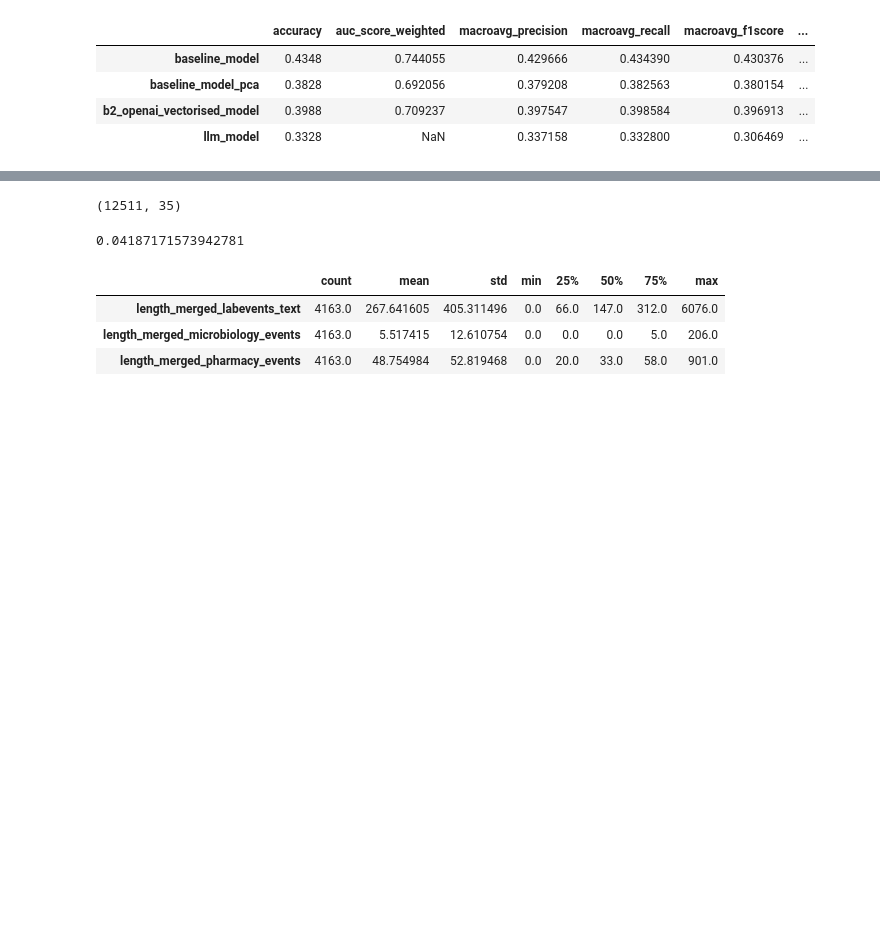
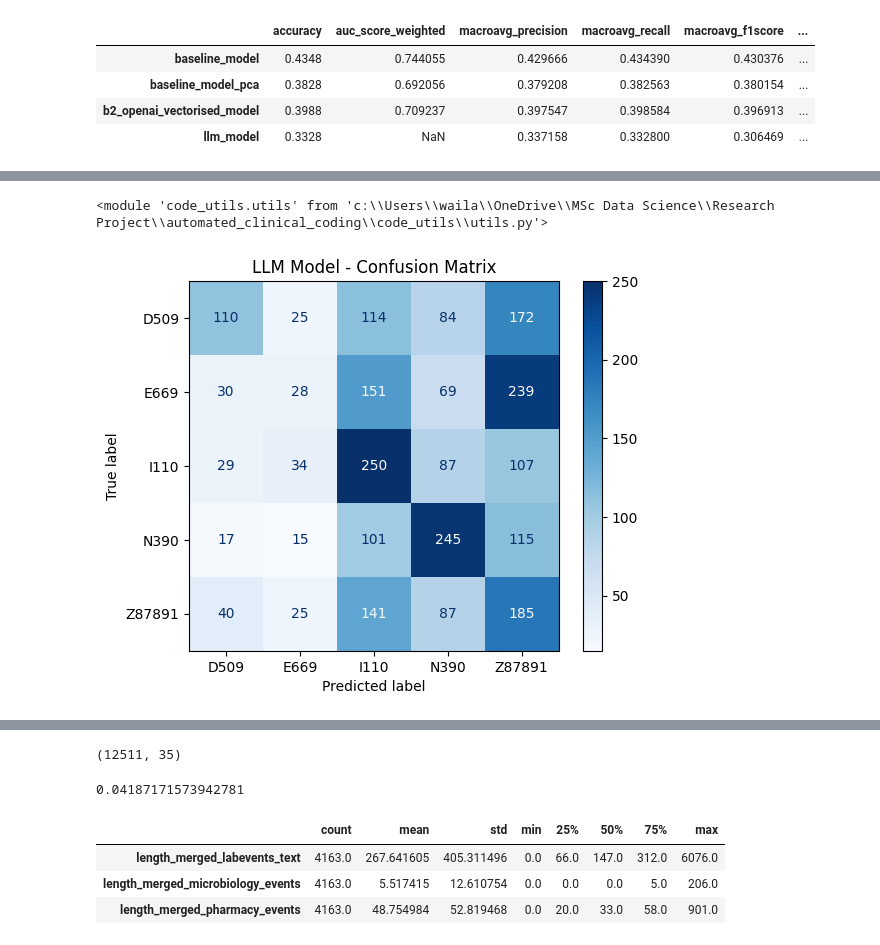
Before and after one commit to wailali17/automated_clinical_coding, a Jupyter notebook: evaluation.ipynb, the cells around one changed output, grey strips where cells are left out. Drawn from its saved outputs; the diff is of its cells as text; code cells hidden in the pictures; blank space fills up the shorter version.

Commit message:
more evaluations

```diff
--- a/evaluation.ipynb
+++ b/evaluation.ipynb
@@ -18,0 +35,20 @@ eval_df[["accuracy", "auc_score_weighted", "macroavg_precision", "macroavg_recal
+# %%
+from importlib import reload
+reload(utils)
+# %% [output]
+<module 'code_utils.utils' from 'c:\\Users\\waila\\OneDrive\\MSc Data Science\\Research Project\\automated_clinical_coding\\code_utils\\utils.py'>
+# %%
+import os
+from code_utils import utils
+proj_path = os.getcwd().replace("\\", "/")
+# metrics_df = pd.DataFrame()
+
+# met_df1 = utils.evaluation_metrics(project_dir=proj_path, y_true=output_df["icd_code_encoded"], y_pred=output_df["b1_model_preds"], model_type="Baseline Model", icd_code_mapping=icd_code_mapping, auc_score=None, clf=None)
+# met_df2 = utils.evaluation_metrics(project_dir=proj_path, y_true=output_df["icd_code_encoded"], y_pred=output_df["b2_model_preds"], model_type="Baseline PCA Model", icd_code_mapping=icd_code_mapping, auc_score=None, clf=None)
+# met_df3 = utils.evaluation_metrics(project_dir=proj_path, y_true=output_df["icd_code_encoded"], y_pred=output_df["openai_vec_preds"], model_type="OpenAI Vectoriser Model", icd_code_mapping=icd_code_mapping, auc_score=None, clf=None)
+output_sampled = output_df.sample(2500)
+met_df4 = utils.evaluation_metrics(project_dir=proj_path, y_true=output_sampled["icd_code_encoded"], y_pred=output_sampled["llm_predicted_icd_code_encoded"], model_type="LLM Model", icd_code_mapping=icd_code_mapping, auc_score=None, clf=None)
+
+# metrics_df = pd.concat([metrics_df, met_df1, met_df2, met_df3, met_df4])
+# %% [output]
+[figure, added]
```
Also changed, not shown: parts of 3 cells of this notebook, 1 other file.
